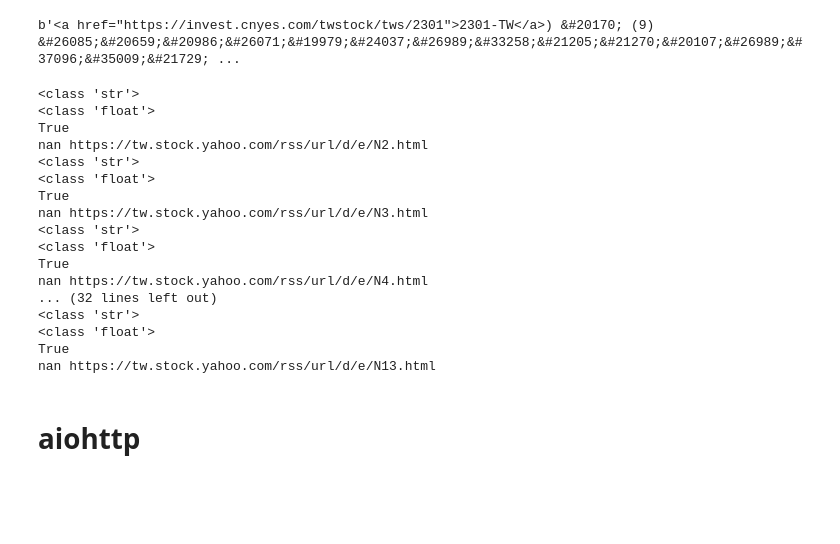
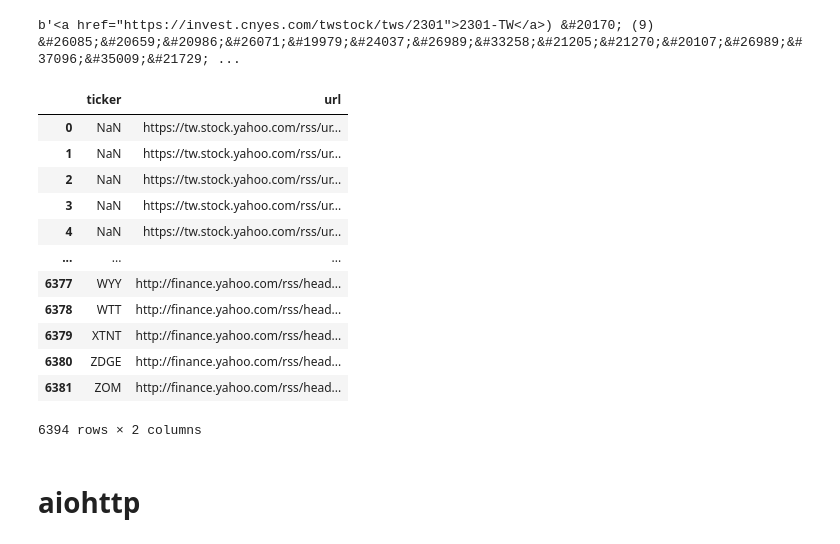
Before and after one commit to w121211/twint, a Jupyter notebook: debug.ipynb, the cells around one changed output. Saved outputs shown, nothing was run; the diff lists cells and outputs as text; code cells hidden in the pictures; blank space fills up the shorter version.

```diff
--- a/debug.ipynb
+++ b/debug.ipynb
@@ -109,36 +109,45 @@ b'<a href="https://invest.cnyes.com/twstock/tws/2301">2301-TW</a>) &#20170; (9)
 # %%
 import pandas as pd
 import numpy as np
 
-df = pd.read_csv('/workspace/twint/app/resource/rss_yahoo_tw.csv')
-# return df.iterrows()
-for index, r in df.iterrows():
-    print(type(r['url']))
-    print(type(r['ticker']))
-    print(np.isnan(r['ticker']))
-    print(r['ticker'], r['url'])
+import glob
 
-# pd.DataFrame({
-#     "url": [1,2,3,4]
-# })
+# dfs = [pd.read_csv(f) for f in glob.glob("/workspace/twint/app/resource/rss/*.csv")]
+# pd.concat(dfs)
+
+# for entry in
+
+# from urllib.parse import urlparse
+
+# u = urlparse('http://www.example.test/foo/bar').netloc
+# print('.'.join(u.split('.')[1:]))
+
+
+# df = pd.read_csv('/workspace/twint/app/resource/rss_yahoo_tw.csv')
+# # return df.iterrows()
+# for index, r in df.iterrows():
+#     print(type(r['url']))
+#     print(type(r['ticker']))
+#     print(np.isnan(r['ticker']))
+#     print(r['ticker'], r['url'])
+
+# # pd.DataFrame({
+# #     "url": [1,2,3,4]
+# # })
 # %% [output]
+|  | ticker | url |
+| 0 | NaN | https://tw.stock.yahoo.com/rss/ur... |
+| 1 | NaN | https://tw.stock.yahoo.com/rss/ur... |
+| 2 | NaN | https://tw.stock.yahoo.com/rss/ur... |
+| 3 | NaN | https://tw.stock.yahoo.com/rss/ur... |
+| 4 | NaN | https://tw.stock.yahoo.com/rss/ur... |
+| ... | ... | ... |
+| 6377 | WYY | http://finance.yahoo.com/rss/head... |
+| 6378 | WTT | http://finance.yahoo.com/rss/head... |
+| 6379 | XTNT | http://finance.yahoo.com/rss/head... |
+| 6380 | ZDGE | http://finance.yahoo.com/rss/head... |
+| 6381 | ZOM | http://finance.yahoo.com/rss/head... |
-<class 'str'>
-<class 'float'>
-True
-nan https://tw.stock.yahoo.com/rss/url/d/e/N2.html
-<class 'str'>
-<class 'float'>
-True
-nan https://tw.stock.yahoo.com/rss/url/d/e/N3.html
-<class 'str'>
-<class 'float'>
-True
-nan https://tw.stock.yahoo.com/rss/url/d/e/N4.html
-... (32 lines left out)
-<class 'str'>
-<class 'float'>
-True
-nan https://tw.stock.yahoo.com/rss/url/d/e/N13.html
+6394 rows × 2 columns
 # %% [markdown]
 # aiohttp
 # %%
```
Also changed, not shown: parts of 5 cells of this notebook, 6 other files.
